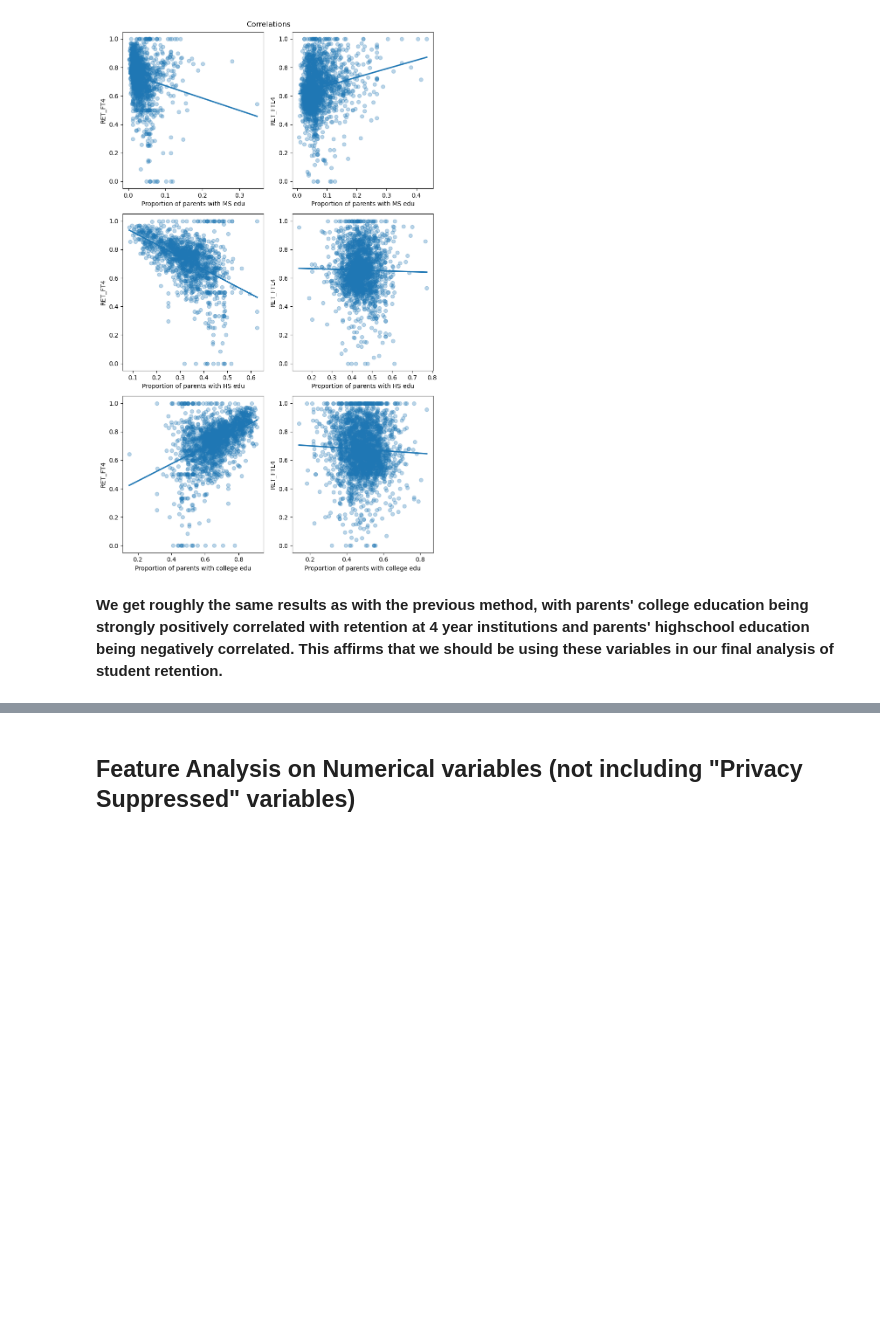
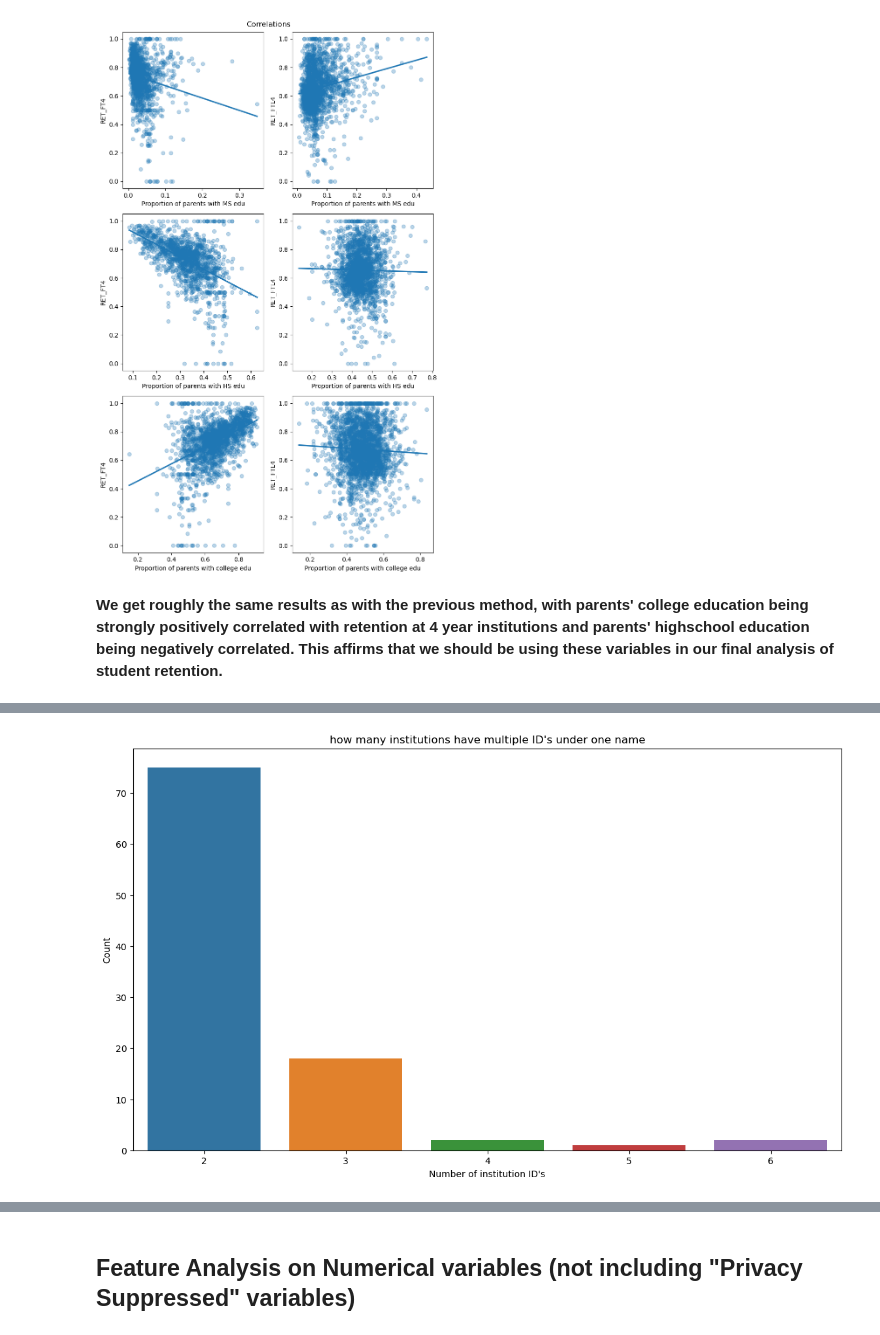
Before and after one commit to UCB-stat-159-s23/project-Group11, a Jupyter notebook: EDA.ipynb, the cells around one changed output, grey strips where cells are left out. Drawn from its saved outputs; the diff is of its cells as text; code cells hidden in the pictures; blank space fills up the shorter version.

```diff
--- a/EDA.ipynb
+++ b/EDA.ipynb
@@ -492,0 +547,17 @@ plt.savefig('figures/parent_edu_corr.png')
+# %%
+# find the count of institutions by the same name with multiple ID's
+num_UNITID_per_INSTNM = data.groupby("INSTNM").UNITID.count()
+multiple_UNITID_per_INSTNM = num_UNITID_per_INSTNM[num_UNITID_per_INSTNM>1]
+counts = multiple_UNITID_per_INSTNM.value_counts().sort_index()
+
+# bar plot of how many institution ID's a name is attached to
+ax = plt.subplot()
+sns.barplot(x=counts.index.values, y=counts)
+ax.set_title("how many institutions have multiple ID's under one name")
+ax.set_ylabel("Count")
+ax.set_xlabel("Number of institution ID's")
+ax.set_xticklabels(counts.index.values)
+ax.grid(False)
+plt.savefig('figures/institution_id.png');
+# %% [output]
+[figure, added]
```
Also changed, not shown: parts of 20 cells of this notebook, 1 other file.
